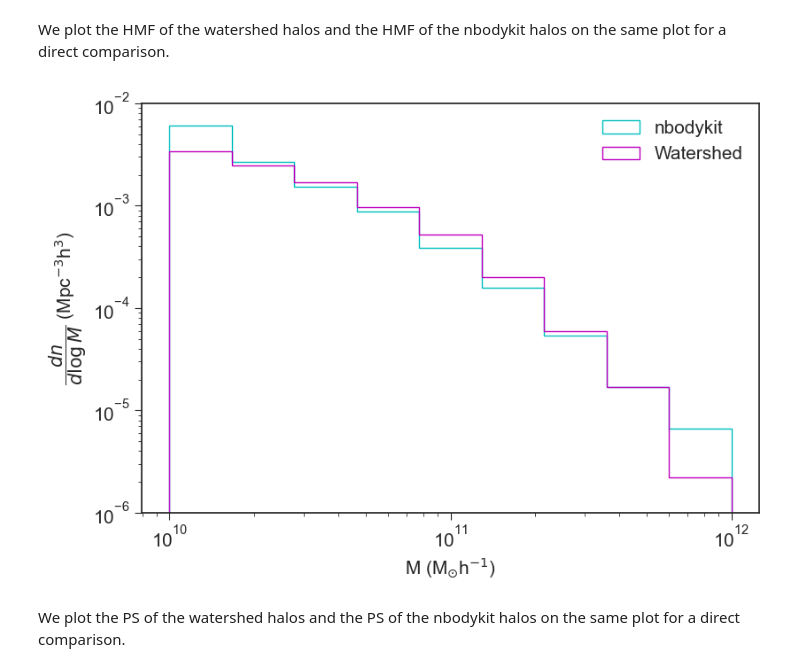
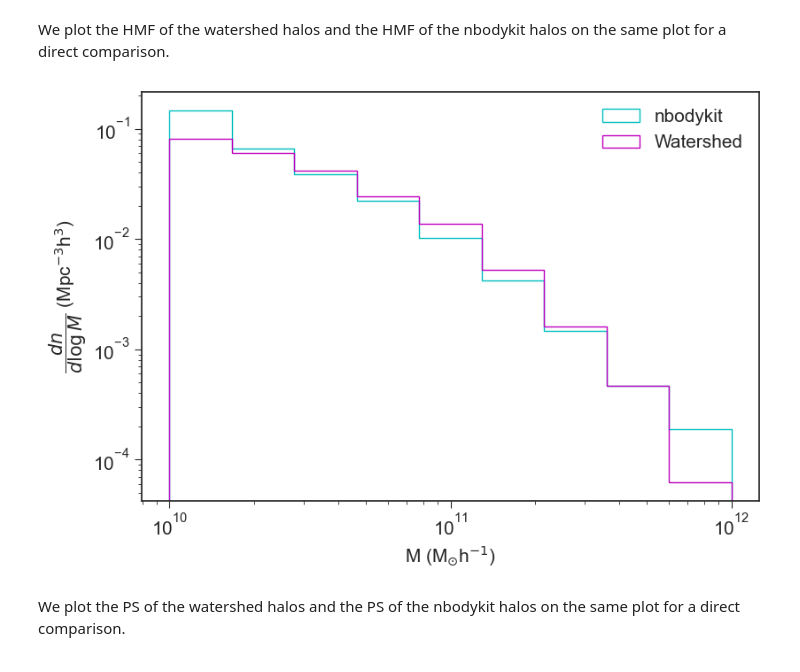
Before and after one commit to raxquax123/postEoR, a Jupyter notebook: Notebooks/halo_testing.ipynb, the cells around one changed output. Drawn from its saved outputs; the diff is of its cells as text; code cells hidden in the pictures.

Commit message:
bug fix to hmf plotting

```diff
--- a/Notebooks/halo_testing.ipynb
+++ b/Notebooks/halo_testing.ipynb
@@ -25,9 +25,9 @@ min mass of cell before halos 2666151923.991699
 18709
 # %%
 hlittle = 67.66 / 100
-ws_halos = hkl.load("watershed_halos_overdensNone_conn1.hkl")
-nb_halo_mass = hkl.load("halo_masses_nmin6_b0.2.hkl")
-nb_halo_pos = hkl.load("halo_positions_nmin6_b0.2.hkl")
+ws_halos = hkl.load("../watershed_halos_overdensNone_conn1.hkl")
+nb_halo_mass = hkl.load("../halo_masses_nmin6_b0.2.hkl")
+nb_halo_pos = hkl.load("../halo_positions_nmin6_b0.2.hkl")
 
 nb_halo_pos[nb_halo_pos==250] = 249
 print(np.max(nb_halo_pos))
@@ -121,39 +121,47 @@ OMm = 0.30964144154550644
 z = 4
 hlittle = 67.66 / 100
 
+plt.style.use('seaborn-v0_8-ticks')
+
+plt.rcParams['figure.figsize'] = [10, 8]
+plt.rcParams.update({'font.size': 15})
+
+#plt.clf() # clearing any previous plots
+#plt.rcParams['figure.figsize'] = [13, 6]
+
 
 bins1 = np.geomspace(10**Mmin, 10**Mmax, 10)
 counts, bins = np.histogram(nb_halo_field, bins1)
 los_dist = box_len
 plt.rcParams['figure.figsize'] = [9, 6]
 bins_plot = (bins[1:] + bins[:-1]) / 2
-plt.hist(bins_plot, bins, weights=(2 * counts / (np.log(bins[1:]+bins[:-1])*box_len**2*los_dist)), histtype='step', label="nbodykit", color="c")
+plt.hist(bins_plot, bins, weights=(0.5 * counts / ((bins[1:]-bins[:-1]) * box_len**2 * los_dist) * (bins[1:]+bins[:-1])), histtype='step', label="nbodykit", color="c")
 
 bins1 = np.geomspace(10**Mmin, 10**Mmax, 10)
 counts, bins = np.histogram(ws_halos, bins1)
 los_dist = box_len
-plt.rcParams['figure.figsize'] = [9, 6]
+#plt.rcParams['figure.figsize'] = [9, 6]
 bins_plot = (bins[1:] + bins[:-1]) / 2
-plt.hist(bins_plot, bins, weights=(2 * counts / (np.log(bins[1:]+bins[:-1])*box_len**2*los_dist)), histtype='step', label="Watershed", color="m")
+plt.hist(bins_plot, bins, weights=(0.5 * counts / ((bins[1:]-bins[:-1]) * box_len**2 * los_dist) * (bins[1:]+bins[:-1])), histtype='step', label="Watershed", color="m")
 
 
 mf1 = MassFunction(Mmin=Mmin-1, Mmax=Mmax+1, z = z,
             cosmo_params={"Om0":OMm},
             hmf_model="Watson")
 
 #plt.plot(mf1.m, mf1.dndm * mf1.m, label="Theoretical HMF", color="tab:green")
 #plt.title("HMF comparison full norm")
 plt.yscale("log")
 plt.xscale("log")
 plt.legend()
 plt.ylabel('$\dfrac{dn}{d\log M}$ (Mpc$^{-3} $h$^3$)')
 plt.xlabel('M (M$_{\odot} $h$^{-1}$)')
 #plt.xlim(10**Mmin, 10**Mmax)
-plt.ylim(1e-6, 1e-2)
+#plt.ylim(1e-6, 1e-2)
 
 plt.show()
 # %% [output]
-[figure, old version]
+[figure, new version]
 # %% [markdown]
 We plot the PS of the watershed halos and the PS of the nbodykit halos on the same plot for a direct comparison.
 # %%
```
Also changed, not shown: 2 other files.
